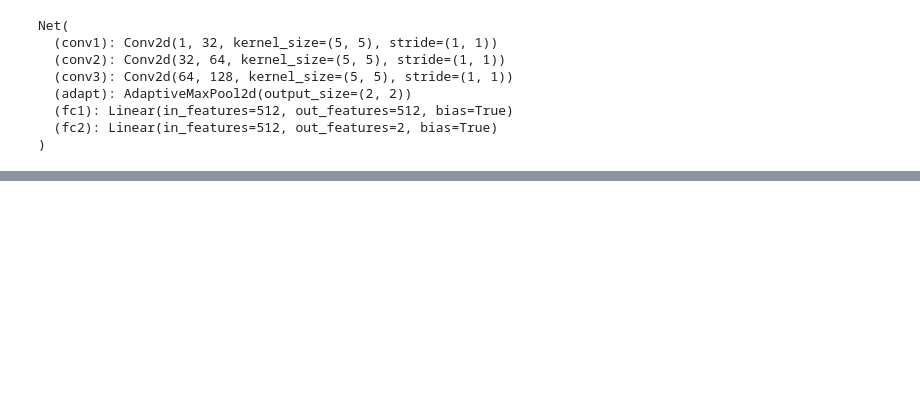
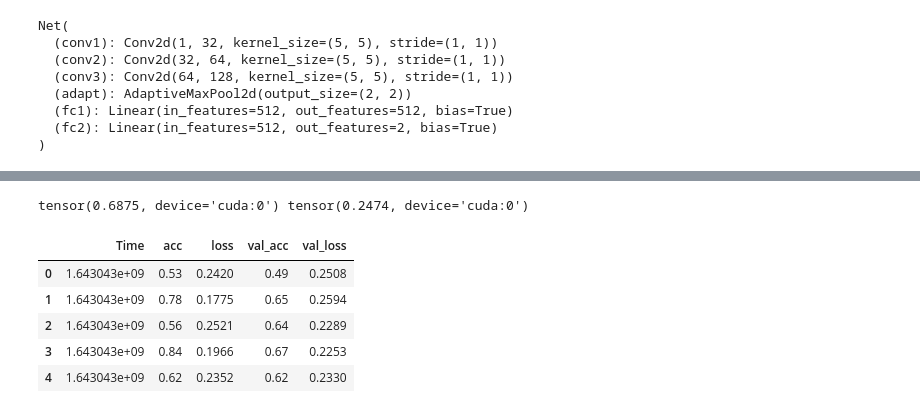
Before and after one commit to bohdanhlovatskyi/sad_cat, a Jupyter notebook: Conv.ipynb, the cells around one changed output, grey strips where cells are left out. Drawn from its saved outputs; the diff is of its cells as text; code cells hidden in the pictures; blank space fills up the shorter version.

```diff
--- a/Conv.ipynb
+++ b/Conv.ipynb
@@ -203,0 +250,5 @@ acc: 0.7521584560690706
+# %%
+val_acc, val_loss = test()
+print(val_acc, val_loss)
+# %% [output]
+tensor(0.6875, device='cuda:0') tensor(0.2474, device='cuda:0')
@@ -203,0 +279,12 @@ acc: 0.7521584560690706
+# %%
+import io
+
+df = pd.read_csv(io.StringIO("".join(tmp)), sep=',', names=["Time", "acc", "loss", "val_acc", "val_loss"])
+df.head()
+# %% [output]
+|  | Time | acc | loss | val_acc | val_loss |
+| 0 | 1.643043e+09 | 0.53 | 0.2420 | 0.49 | 0.2508 |
+| 1 | 1.643043e+09 | 0.78 | 0.1775 | 0.65 | 0.2594 |
+| 2 | 1.643043e+09 | 0.56 | 0.2521 | 0.64 | 0.2289 |
+| 3 | 1.643043e+09 | 0.84 | 0.1966 | 0.67 | 0.2253 |
+| 4 | 1.643043e+09 | 0.62 | 0.2352 | 0.62 | 0.2330 |
```
Also changed, not shown: parts of 19 cells of this notebook.
